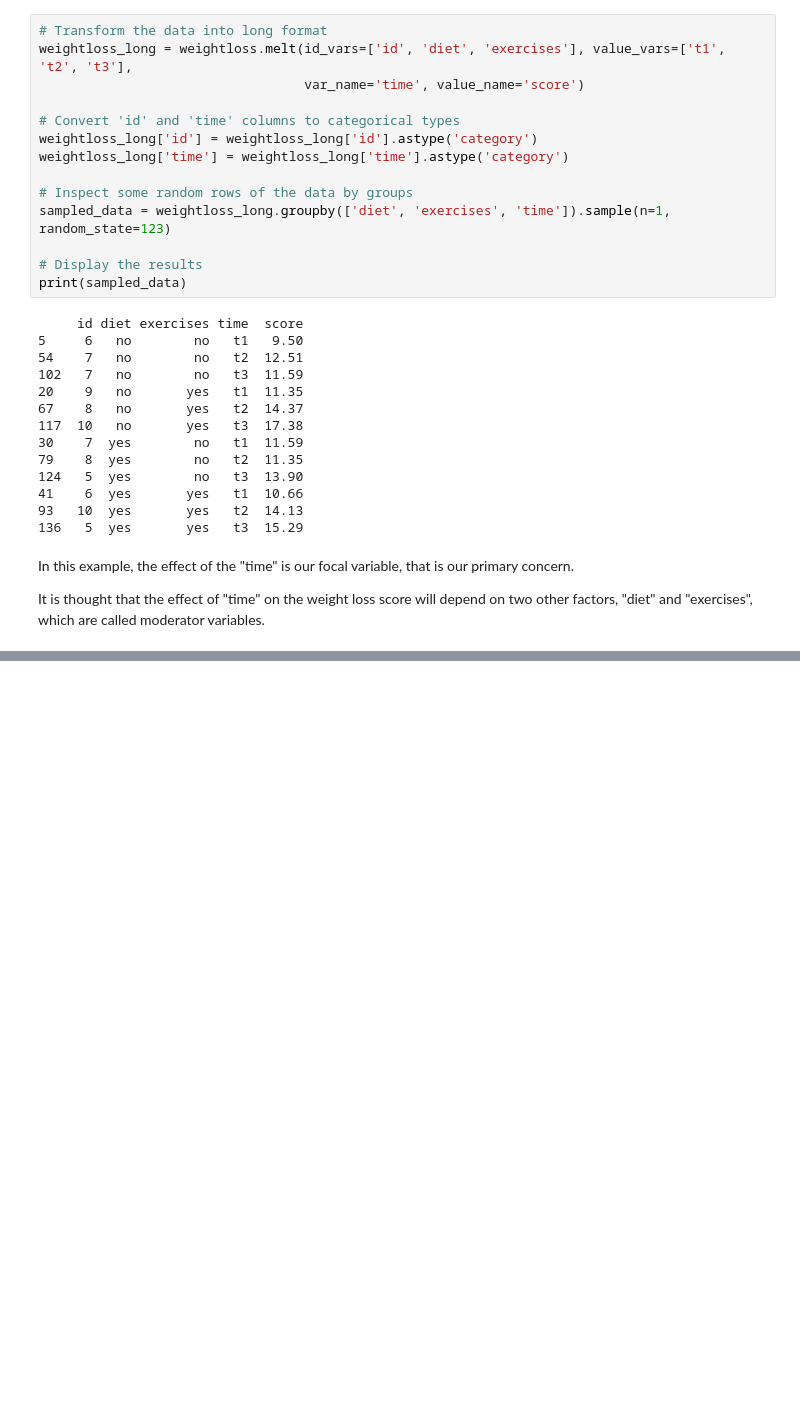
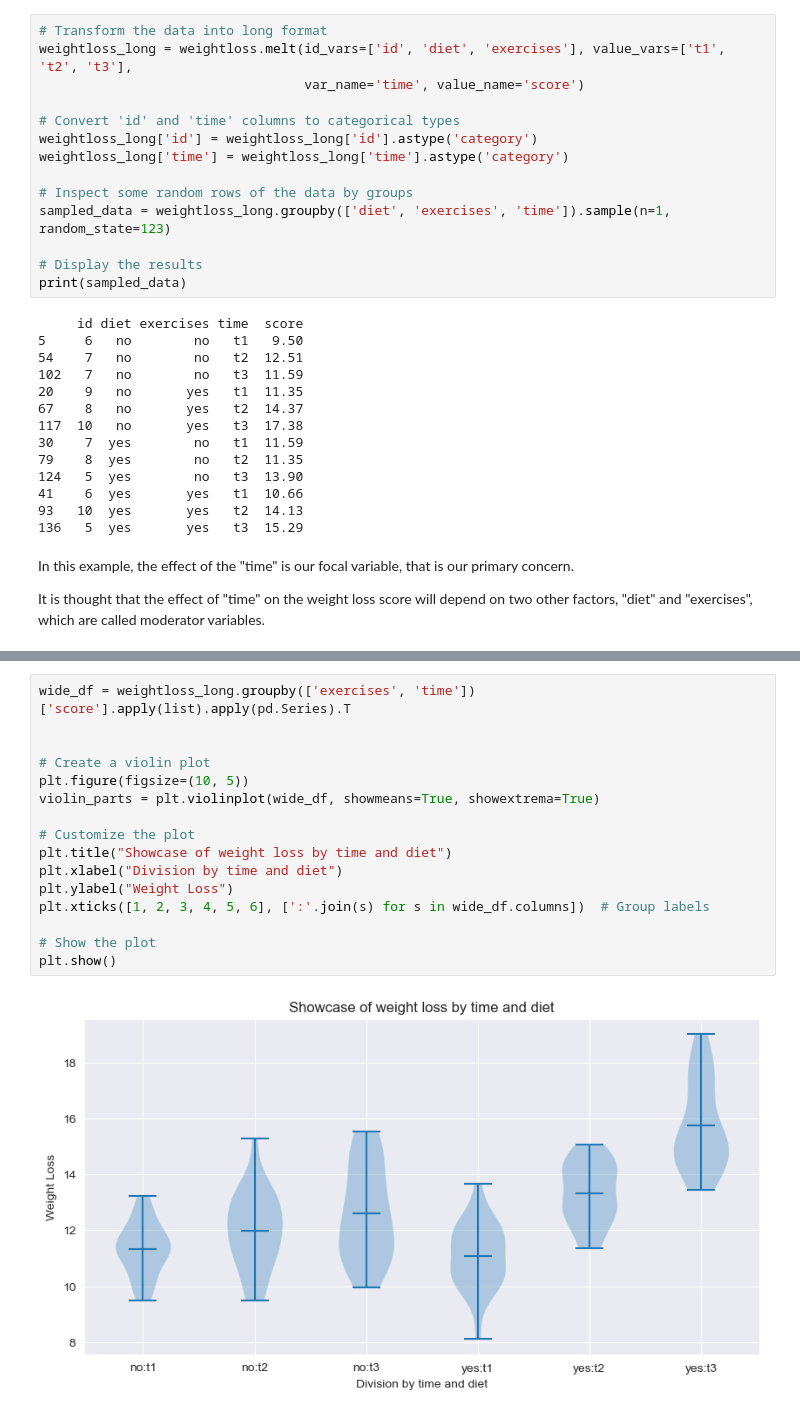
Before and after one commit to codemaster004/MathematicalSatistics, a Jupyter notebook: labs/Report9.ipynb, the cells around one changed output, grey strips where cells are left out. Saved outputs shown, nothing was run; the diff lists cells and outputs as text; blank space fills up the shorter version.

```diff
--- a/labs/Report9.ipynb
+++ b/labs/Report9.ipynb
@@ -404,0 +517,18 @@ It is thought that the effect of "time" on the weight loss score will depend on
+# %%
+wide_df = weightloss_long.groupby(['exercises', 'time'])['score'].apply(list).apply(pd.Series).T
+
+
+# Create a violin plot
+plt.figure(figsize=(10, 5))
+violin_parts = plt.violinplot(wide_df, showmeans=True, showextrema=True)
+
+# Customize the plot
+plt.title("Showcase of weight loss by time and diet")
+plt.xlabel("Division by time and diet")
+plt.ylabel("Weight Loss")
+plt.xticks([1, 2, 3, 4, 5, 6], [':'.join(s) for s in wide_df.columns])  # Group labels
+
+# Show the plot
+plt.show()
+# %% [output]
+[figure, added]
```
Also changed, not shown: parts of 8 cells of this notebook, 1 other file.
